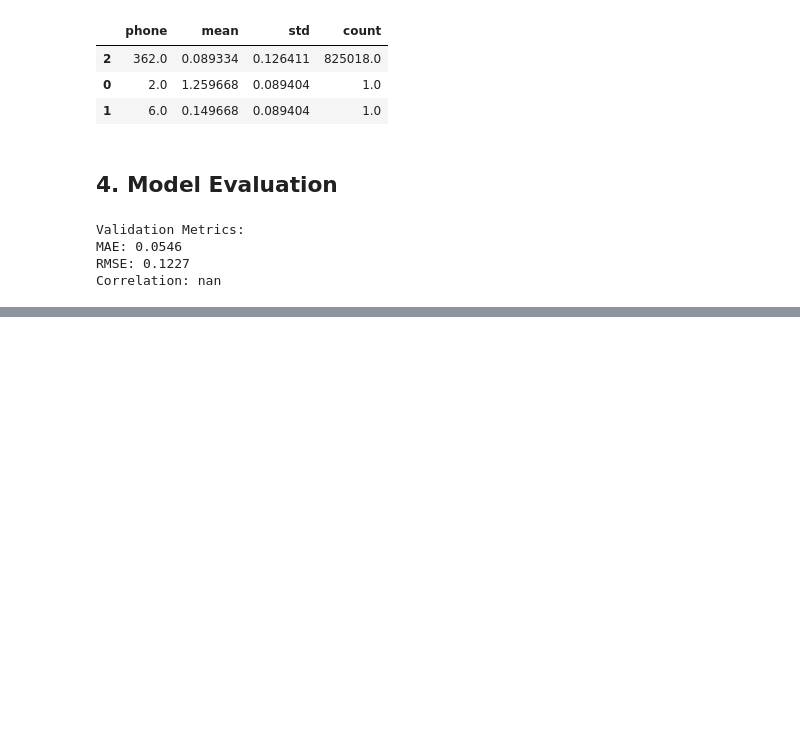
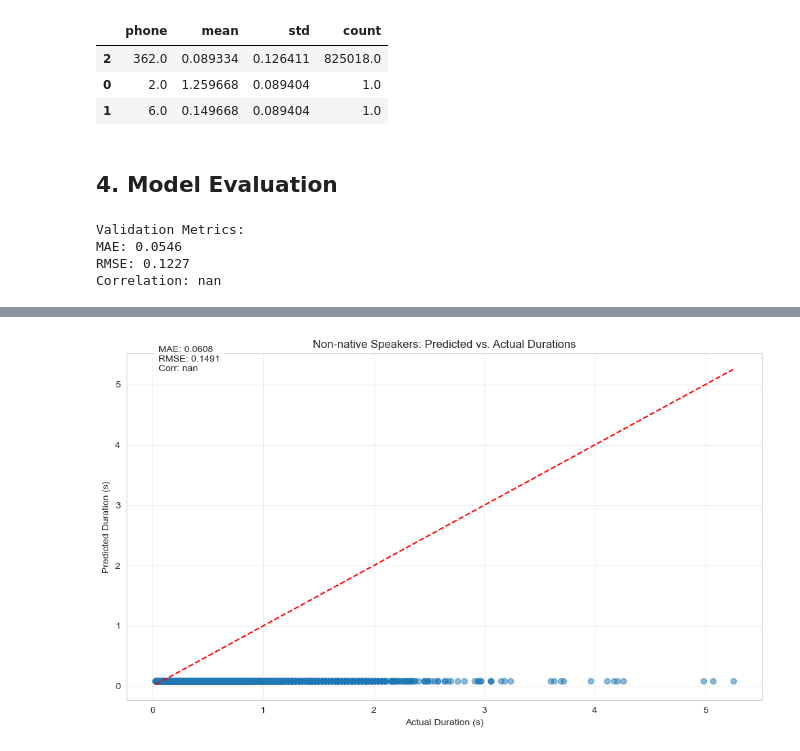
Before and after one commit to ivats2911/sub_word-unit-duration, a Jupyter notebook: subword_duration_modeling/notebooks/02_baseline_model.ipynb, the cells around one changed output, grey strips where cells are left out. Drawn from its saved outputs; the diff is of its cells as text; code cells hidden in the pictures; blank space fills up the shorter version.

```diff
--- a/subword_duration_modeling/notebooks/02_baseline_model.ipynb
+++ b/subword_duration_modeling/notebooks/02_baseline_model.ipynb
@@ -139,0 +221,5 @@ Correlation: nan
+# %%
+# Plot predictions vs. actual durations for non-native speakers
+plot_predictions(y_nonnative_test, y_nonnative_pred, title='Non-native Speakers: Predicted vs. Actual Durations')
+# %% [output]
+[figure, added]
```
Also changed, not shown: parts of 9 cells of this notebook, 3 other files.
